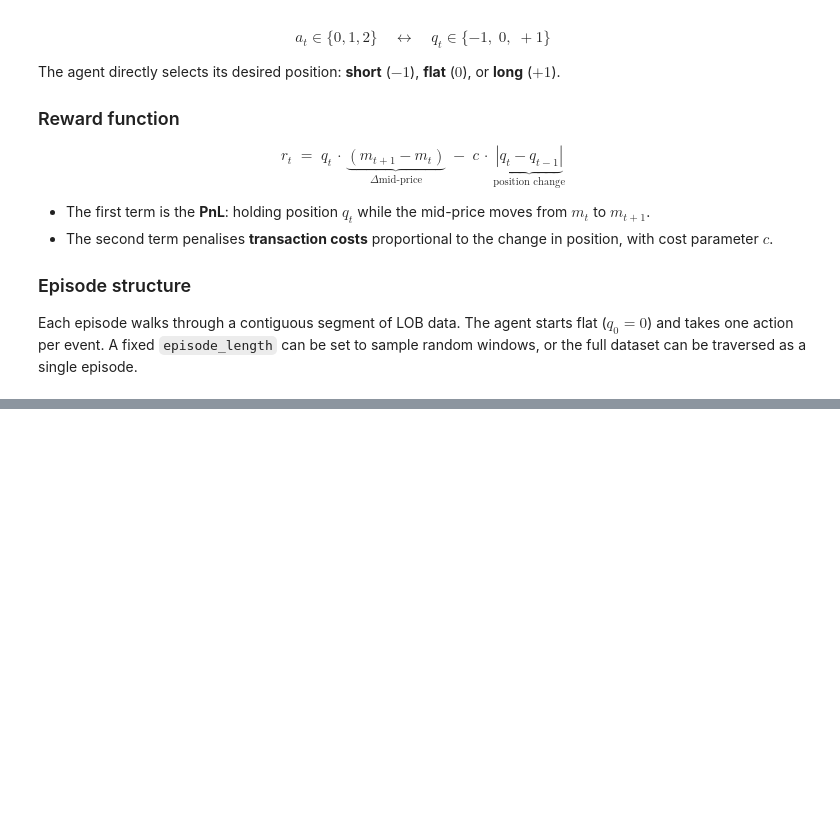
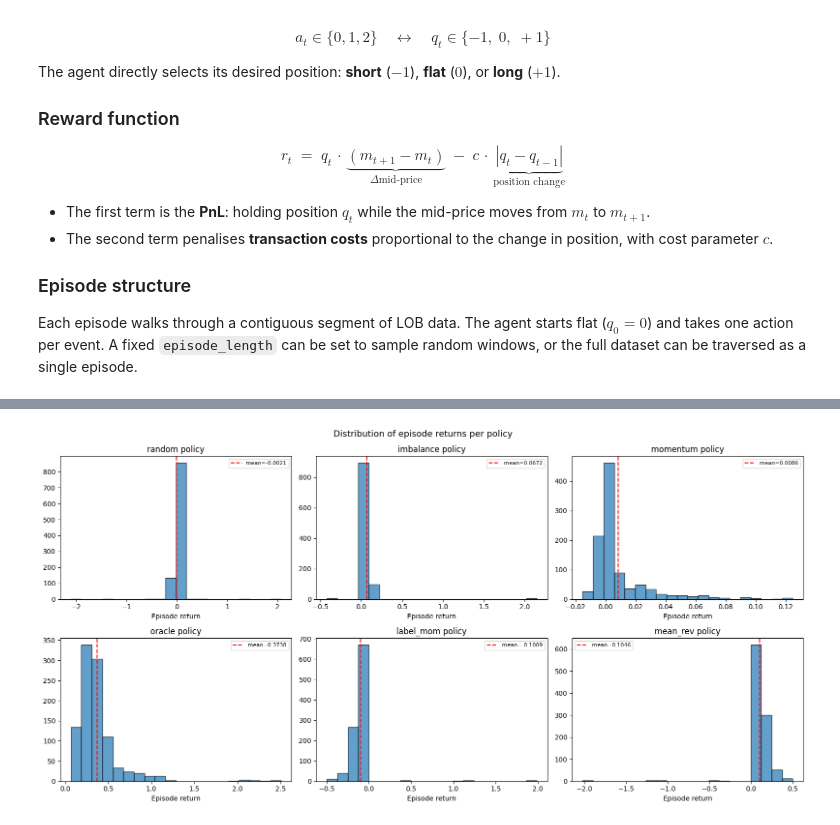
Before and after one commit to produit-scalaire/Decision-Transformer-LOB-Trading, a Jupyter notebook: main.ipynb, the cells around one changed output, grey strips where cells are left out. Cells and saved outputs as stored; diff of their text form; code cells hidden in the pictures; blank space fills up the shorter version.

Commit message:
adding trajectories and transformer architecture

```diff
--- a/main.ipynb
+++ b/main.ipynb
@@ -594,0 +781,51 @@ Std step reward    : 0.00030110
+# %%
+# ── Distribution of returns per policy ──
+n_policies = len(policies)
+n_cols = 3
+n_rows = (n_policies + n_cols - 1) // n_cols
+
+fig, axes = plt.subplots(n_rows, n_cols, figsize=(16, 4 * n_rows))
+axes_flat = axes.flatten()
+for i, name in enumerate(policies.keys()):
+    ax = axes_flat[i]
+    rets = [t["rewards"].sum() for t in all_trajectories if t["policy"] == name]
+    ax.hist(rets, bins=20, alpha=0.7, edgecolor="black")
+    ax.set_title(f"{name} policy")
+    ax.set_xlabel("Episode return")
+    ax.axvline(np.mean(rets), color="red", linestyle="--", label=f"mean={np.mean(rets):.4f}")
+    ax.legend(fontsize=8)
+for j in range(i + 1, len(axes_flat)):
+    axes_flat[j].set_visible(False)
+fig.suptitle("Distribution of episode returns per policy", fontsize=13)
+plt.tight_layout()
+plt.show()
+
+# ── Example trajectory per policy ──
+fig, axes = plt.subplots(n_rows, n_cols, figsize=(16, 4 * n_rows))
+axes_flat = axes.flatten()
+for i, name in enumerate(policies.keys()):
+    ax = axes_flat[i]
+    traj = [t for t in all_trajectories if t["policy"] == name][0]
+    ax.plot(np.cumsum(traj["rewards"]), linewidth=0.6)
+    ax.set_ylabel("Cumul. PnL")
+    ax.set_xlabel("Step")
+    ax.set_title(f"{name} — example episode")
+for j in range(i + 1, len(axes_flat)):
+    axes_flat[j].set_visible(False)
+plt.tight_layout()
+plt.show()
+
+# ── Return-to-go distribution ──
+all_rtg = np.concatenate([t["returns_to_go"] for t in all_trajectories])
+plt.figure(figsize=(8, 4))
+plt.hist(all_rtg, bins=100, alpha=0.7, edgecolor="black")
+plt.xlabel("Return-to-go")
+plt.ylabel("Count")
+plt.title("Distribution of return-to-go across all trajectories")
+plt.tight_layout()
+plt.show()
+
+print(f"RTG range: [{all_rtg.min():.4f}, {all_rtg.max():.4f}]")
+print(f"RTG mean:  {all_rtg.mean():.4f}, std: {all_rtg.std():.4f}")
+# %% [output]
+[figure, added]
```
Also changed, not shown: parts of 17 cells of this notebook.
